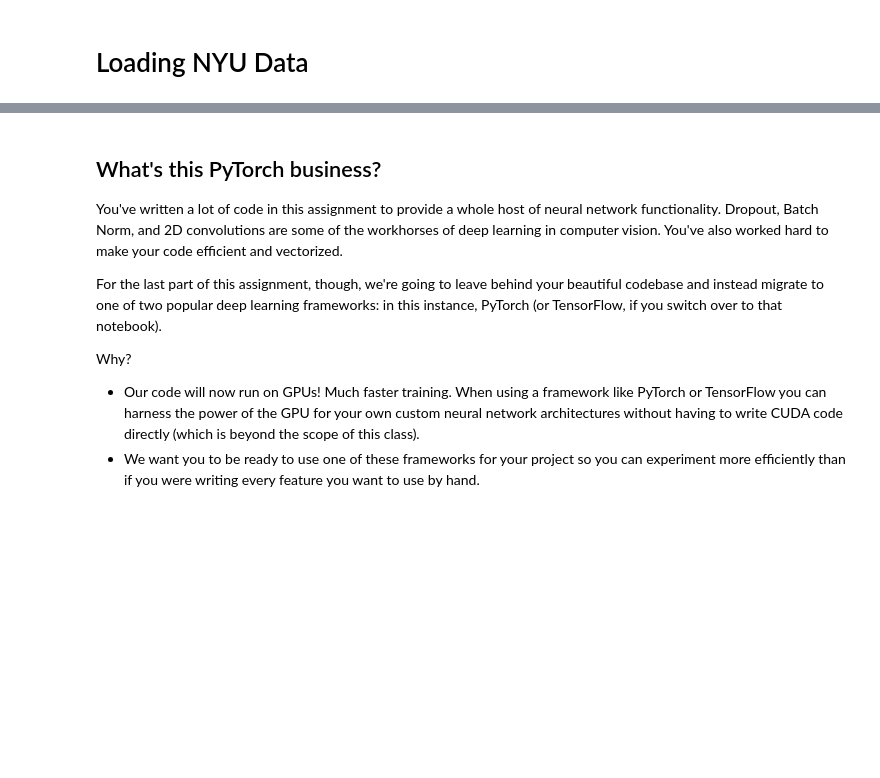
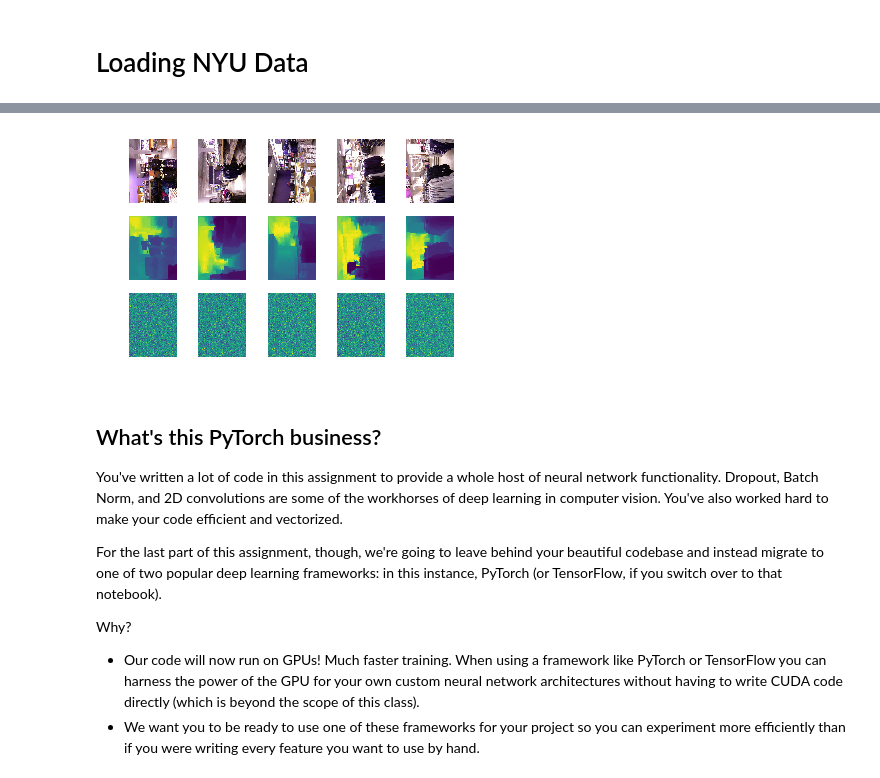
Before and after one commit to maxiaoba/imageDepth, a Jupyter notebook: NYU_Data_train.ipynb, the cells around one changed output, grey strips where cells are left out. Cells and saved outputs as stored; diff of their text form; code cells hidden in the pictures; blank space fills up the shorter version.

Commit message:
small data set

```diff
--- a/NYU_Data_train.ipynb
+++ b/NYU_Data_train.ipynb
@@ -52,9 +91,12 @@ torch.Size([10, 3, 320, 240])
 # %%
-course_model=nn.Sequential(
-        nn.Conv2d(3,96,11,stride=4,padding=5),
+coarse_model=nn.Sequential(
+        nn.BatchNorm2d(3),
+        nn.Conv2d(3,96,11,stride=4),
+        nn.BatchNorm2d(96),
         nn.ReLU(),
         nn.MaxPool2d(2),
         nn.Conv2d(96,256,5,padding=2),
+        nn.BatchNorm2d(256),
         nn.ReLU(),
         nn.MaxPool2d(2),
         nn.Conv2d(256,384,3,padding=1),
@@ -65,11 +107,11 @@ course_model=nn.Sequential(
         nn.ReLU(),
         nn.MaxPool2d(2),
         Flatten(),
-        nn.Linear(17920,4096),
+        nn.Linear(13824,4096),
         nn.ReLU(),
         nn.Linear(4096,4800),
         Unflatten(80,60)
     )
-course_model.type(dtype)
+coarse_model.type(dtype)
 # %% [output]
 Sequential (
@@ -124,3 +191,36 @@ t = 1, loss = 9.6103
+# %%
+import matplotlib.pyplot as plt
+def imshow_noax(img, normalize=True):
+    """ Tiny helper to show images as uint8 and remove axis labels """
+
+    if normalize:
+        img_max, img_min = np.max(img), np.min(img)
+        img = 255.0 * (img - img_min) / (img_max - img_min)
+    plt.imshow(img.astype('uint8'))
+    plt.gca().axis('off')
+
+# visualize 5 images
+NUM_SHOW=5
+for t,(x,y) in enumerate(loader_val):
+    x_var=Variable(x.type(dtype),requires_grad=False)
+    y_var=Variable(y.type(dtype),requires_grad=False)
+    course_model.train(False)
+    pred=coarse_model(x_var)
+    for i in range(NUM_SHOW):
+        plt.subplot(3,NUM_SHOW,i+1)
+        img=x_var[i,:,:,:].data.numpy()
+        img=np.rollaxis(img,0,3)
+        imshow_noax(img,False)
+        plt.subplot(3,NUM_SHOW,NUM_SHOW+i+1)
+        img=y_var[i,:,:].data.numpy()
+        imshow_noax(img)
+        plt.subplot(3,NUM_SHOW,2*NUM_SHOW+i+1)
+        img=pred[i,:,:].data.numpy()
+        imshow_noax(img)
+    break
+plt.show()
+# %% [output]
+[figure, added]
 # %% [markdown]
 ## What's this PyTorch business?
 
```
Also changed, not shown: parts of 4 cells of this notebook, 3 other files.
